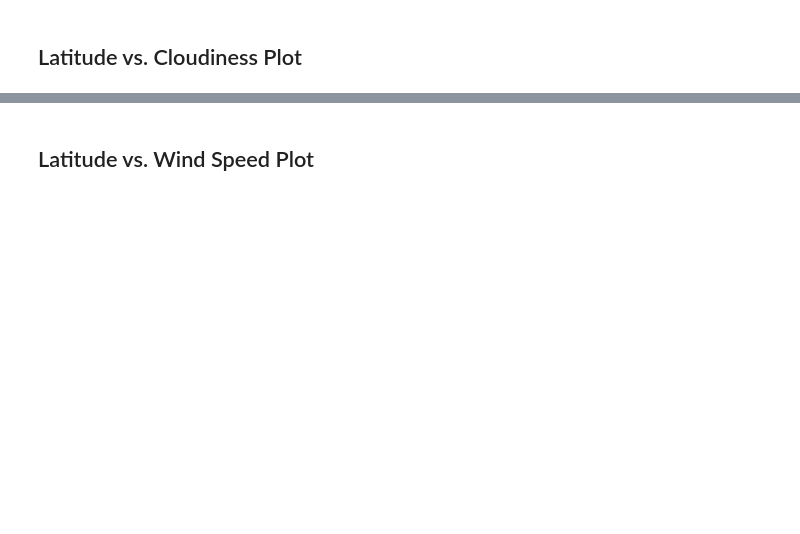
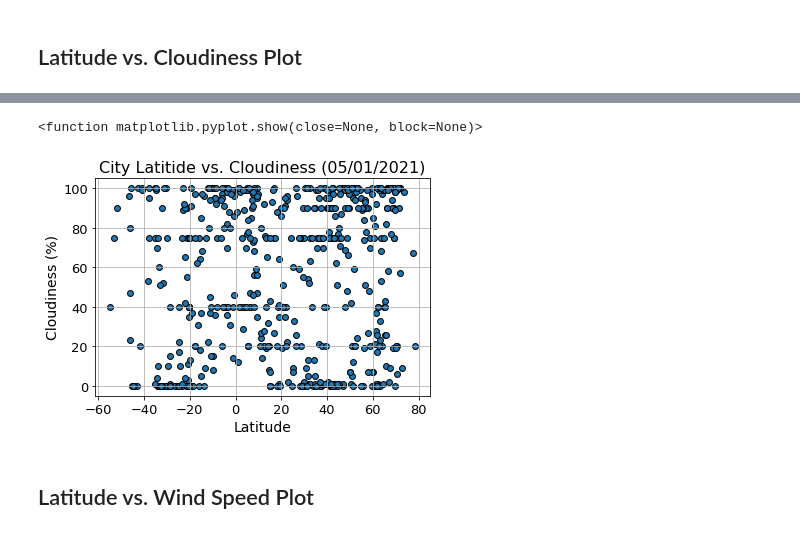
Before and after one commit to rls1316/python-api-challenge, a Jupyter notebook: WeatherPy/WeatherPy.ipynb, the cells around one changed output, grey strips where cells are left out. Cells and saved outputs as stored; diff of their text form; code cells hidden in the pictures; blank space fills up the shorter version.

```diff
--- a/WeatherPy/WeatherPy.ipynb
+++ b/WeatherPy/WeatherPy.ipynb
@@ -215,2 +231,18 @@ Int64Index([], dtype='int64')
+# %%
+# Generate a scatter plot of Latitude vs. Cloudiness
+
+#Make scatter plot
+fig1= plt.subplots(figsize = (6, 4))
+plt.scatter(City_Data['Lat'],City_Data["Cloudiness"], marker = 'o', edgecolors = 'black', s = 35)
+plt.title('City Latitide vs. Cloudiness (05/01/2021)', fontsize = 16)
+plt.xlabel('Latitude', fontsize = 14)
+plt.ylabel('Cloudiness (%)', fontsize = 14)
+plt.xticks(fontsize = 13)
+plt.yticks(fontsize = 13)
+plt.grid()
+plt.show
+# %% [output]
+<function matplotlib.pyplot.show(close=None, block=None)>
+[figure, added]
 # %% [markdown]
 ## Latitude vs. Wind Speed Plot
```
Also changed, not shown: parts of 31 cells of this notebook.
